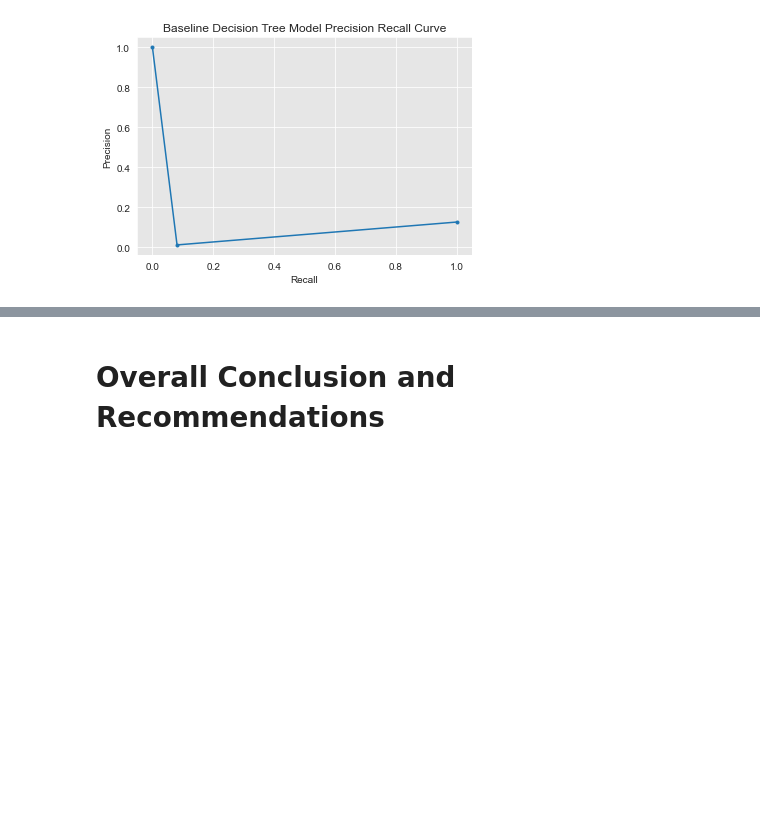
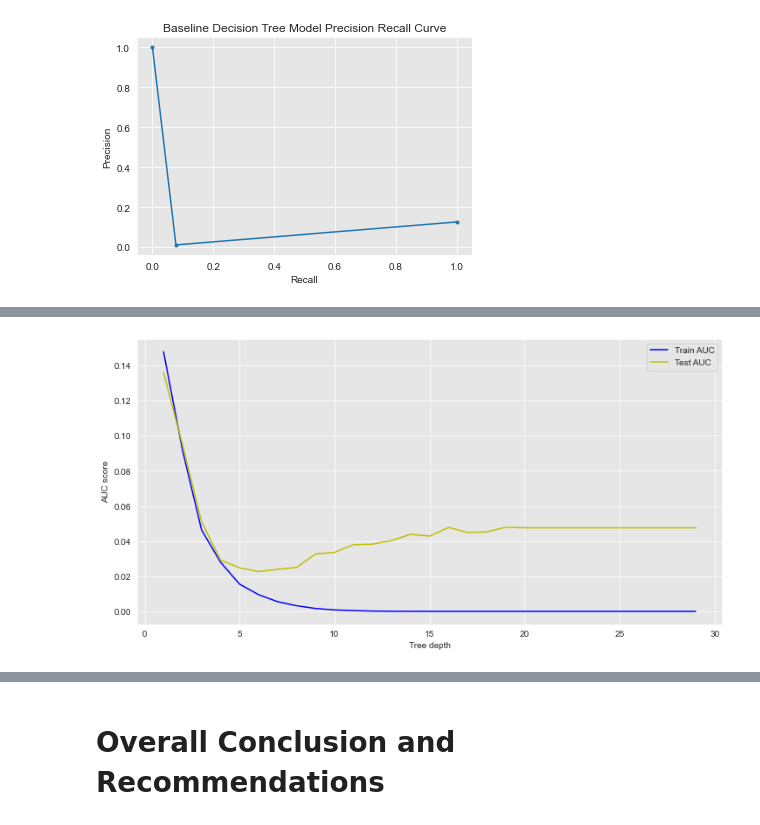
Before and after one commit to keithotuomagie/credit_card_fraud_model, a Jupyter notebook: notebook.ipynb, the cells around one changed output, grey strips where cells are left out. Saved outputs shown, nothing was run; the diff lists cells and outputs as text; code cells hidden in the pictures; blank space fills up the shorter version.

Commit message:
Notebook | Updating Modeling

```diff
--- a/notebook.ipynb
+++ b/notebook.ipynb
@@ -1925,0 +1959,33 @@ plot_precision_recall_curve(X_train, X_test, y_train, y_test, clf, title='Baseli
+# %%
+# Creating a function for identifying Maximum Tree Depth
+
+def identify_max_depth(X_train, X_test, y_train, y_test, classifier, pos_label='Fraud', **kwargs):
+
+    max_depths = list(range(1, 30))
+    train_results = []
+    test_results = []
+    for max_depth in max_depths:
+
+        # Initialize the classifier with max_depth and any additional kwargs
+        ct = classifier(max_depth=max_depth, random_state=42, **kwargs)
+        ct.fit(X_train, y_train)
+        y_hat_train_ct = ct.predict_proba(X_train)[:, 1]
+        fpr_ct, tpr_ct, thresholds_ct = roc_curve(y_train, y_hat_train_ct, pos_label=pos_label)
+        roc_auc_ct = auc(fpr_ct, tpr_ct)
+
+        # Add auc score to previous train results
+        train_results.append(roc_auc_ct)
+        y_hat_test_ct = ct.predict_proba(X_test)[:, 1]
+        fpr_ct, tpr_ct, thresholds_ct = roc_curve(y_test, y_hat_test_ct, pos_label=pos_label)
+        roc_auc_ct = auc(fpr_ct, tpr_ct)
+
+        # Add auc score to previous test results
+        test_results.append(roc_auc_ct)
+
+    plt.figure(figsize=(12,6))
+    plt.plot(max_depths, train_results, 'b', label='Train AUC')
+    plt.plot(max_depths, test_results, 'y', label='Test AUC')
+    plt.ylabel('AUC score')
+    plt.xlabel('Tree depth')
+    plt.legend()
+    plt.show()
@@ -1925,0 +2090,6 @@ plot_precision_recall_curve(X_train, X_test, y_train, y_test, clf, title='Baseli
+# %%
+# Identifying Maximum Tree Depth for the Decision Tree Model
+
+identify_max_depth(X_train, X_test, y_train, y_test, DecisionTreeClassifier, criterion='entropy')
+# %% [output]
+[figure, added]
```
Also changed, not shown: parts of 28 cells of this notebook, 1 other file.
